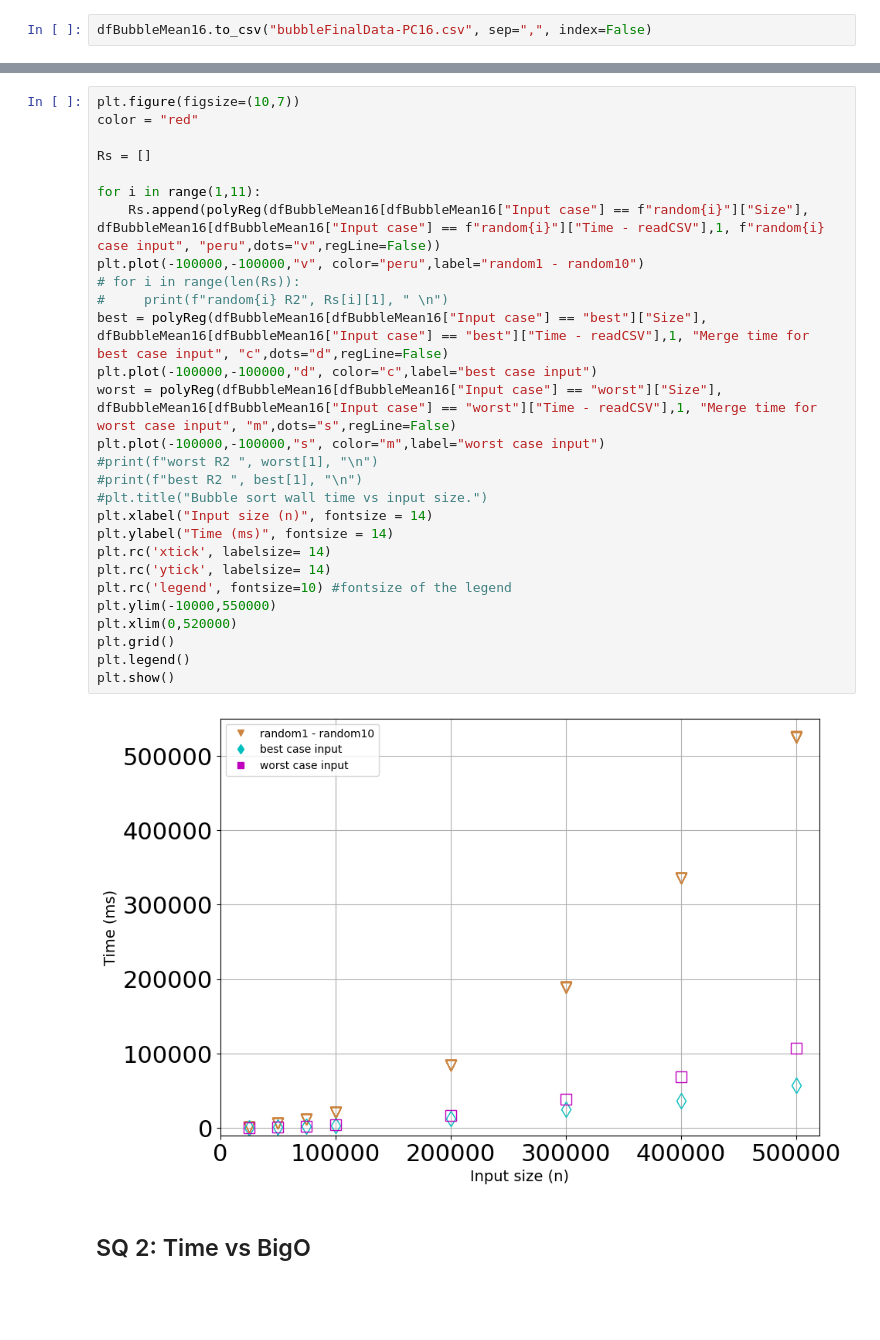
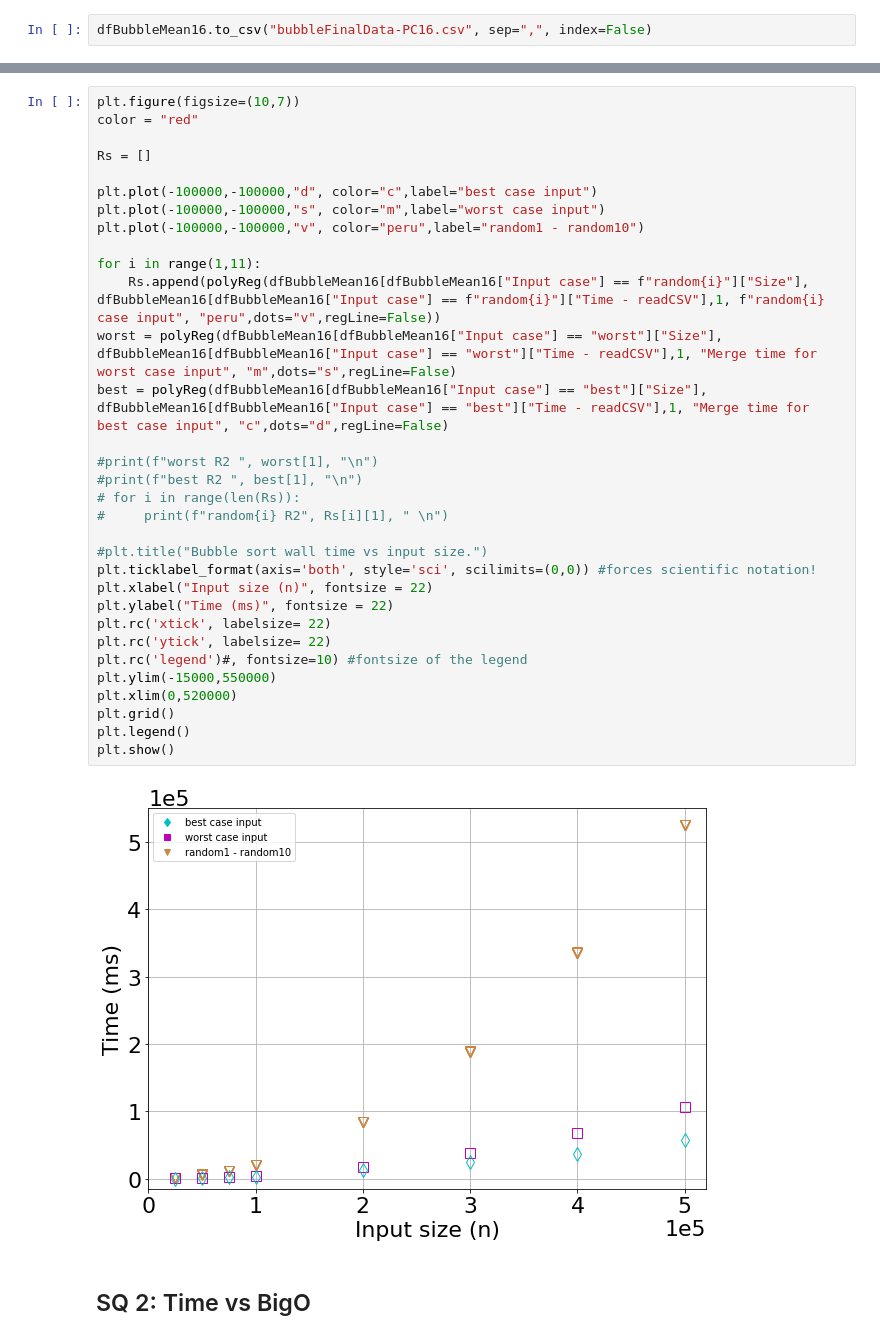
Before and after one commit to hrallil/RAPL_measurements, a Jupyter notebook: Java/FinalResults/FinalAnalysis/BubbleResults.ipynb, the cells around one changed output, grey strips where cells are left out. Cells and saved outputs as stored; diff of their text form; blank space fills up the shorter version.

Commit message:
bubble graphs done

```diff
--- a/Java/FinalResults/FinalAnalysis/BubbleResults.ipynb
+++ b/Java/FinalResults/FinalAnalysis/BubbleResults.ipynb
@@ -629,33 +629,37 @@ plt.show()
 # %%
 plt.figure(figsize=(10,7))
 color = "red"
 
 Rs = []
 
+plt.plot(-100000,-100000,"d", color="c",label="best case input")
+plt.plot(-100000,-100000,"s", color="m",label="worst case input")
+plt.plot(-100000,-100000,"v", color="peru",label="random1 - random10")
+
 for i in range(1,11):
     Rs.append(polyReg(dfBubbleMean16[dfBubbleMean16["Input case"] == f"random{i}"]["Size"], dfBubbleMean16[dfBubbleMean16["Input case"] == f"random{i}"]["Time - readCSV"],1, f"random{i} case input", "peru",dots="v",regLine=False))
-plt.plot(-100000,-100000,"v", color="peru",label="random1 - random10")
+worst = polyReg(dfBubbleMean16[dfBubbleMean16["Input case"] == "worst"]["Size"], dfBubbleMean16[dfBubbleMean16["Input case"] == "worst"]["Time - readCSV"],1, "Merge time for worst case input", "m",dots="s",regLine=False)
+best = polyReg(dfBubbleMean16[dfBubbleMean16["Input case"] == "best"]["Size"], dfBubbleMean16[dfBubbleMean16["Input case"] == "best"]["Time - readCSV"],1, "Merge time for best case input", "c",dots="d",regLine=False)
+
+#print(f"worst R2 ", worst[1], "\n")
+#print(f"best R2 ", best[1], "\n")
 # for i in range(len(Rs)):
 #     print(f"random{i} R2", Rs[i][1], " \n")
-best = polyReg(dfBubbleMean16[dfBubbleMean16["Input case"] == "best"]["Size"], dfBubbleMean16[dfBubbleMean16["Input case"] == "best"]["Time - readCSV"],1, "Merge time for best case input", "c",dots="d",regLine=False)
-plt.plot(-100000,-100000,"d", color="c",label="best case input")
-worst = polyReg(dfBubbleMean16[dfBubbleMean16["Input case"] == "worst"]["Size"], dfBubbleMean16[dfBubbleMean16["Input case"] == "worst"]["Time - readCSV"],1, "Merge time for worst case input", "m",dots="s",regLine=False)
-plt.plot(-100000,-100000,"s", color="m",label="worst case input")
-#print(f"worst R2 ", worst[1], "\n")
-#print(f"best R2 ", best[1], "\n")
+
 #plt.title("Bubble sort wall time vs input size.")
-plt.xlabel("Input size (n)", fontsize = 14)
-plt.ylabel("Time (ms)", fontsize = 14)
-plt.rc('xtick', labelsize= 14)
-plt.rc('ytick', labelsize= 14)
-plt.rc('legend', fontsize=10) #fontsize of the legend
-plt.ylim(-10000,550000)
+plt.ticklabel_format(axis='both', style='sci', scilimits=(0,0)) #forces scientific notation!
+plt.xlabel("Input size (n)", fontsize = 22)
+plt.ylabel("Time (ms)", fontsize = 22)
+plt.rc('xtick', labelsize= 22)
+plt.rc('ytick', labelsize= 22)
+plt.rc('legend')#, fontsize=10) #fontsize of the legend
+plt.ylim(-15000,550000)
 plt.xlim(0,520000)
 plt.grid()
 plt.legend()
 plt.show()
 # %% [output]
-[figure, old version]
+[figure, new version]
 # %% [markdown]
 ## SQ 2: Time vs BigO
 # %%
```
Also changed, not shown: parts of 29 cells of this notebook, 1 other file.
